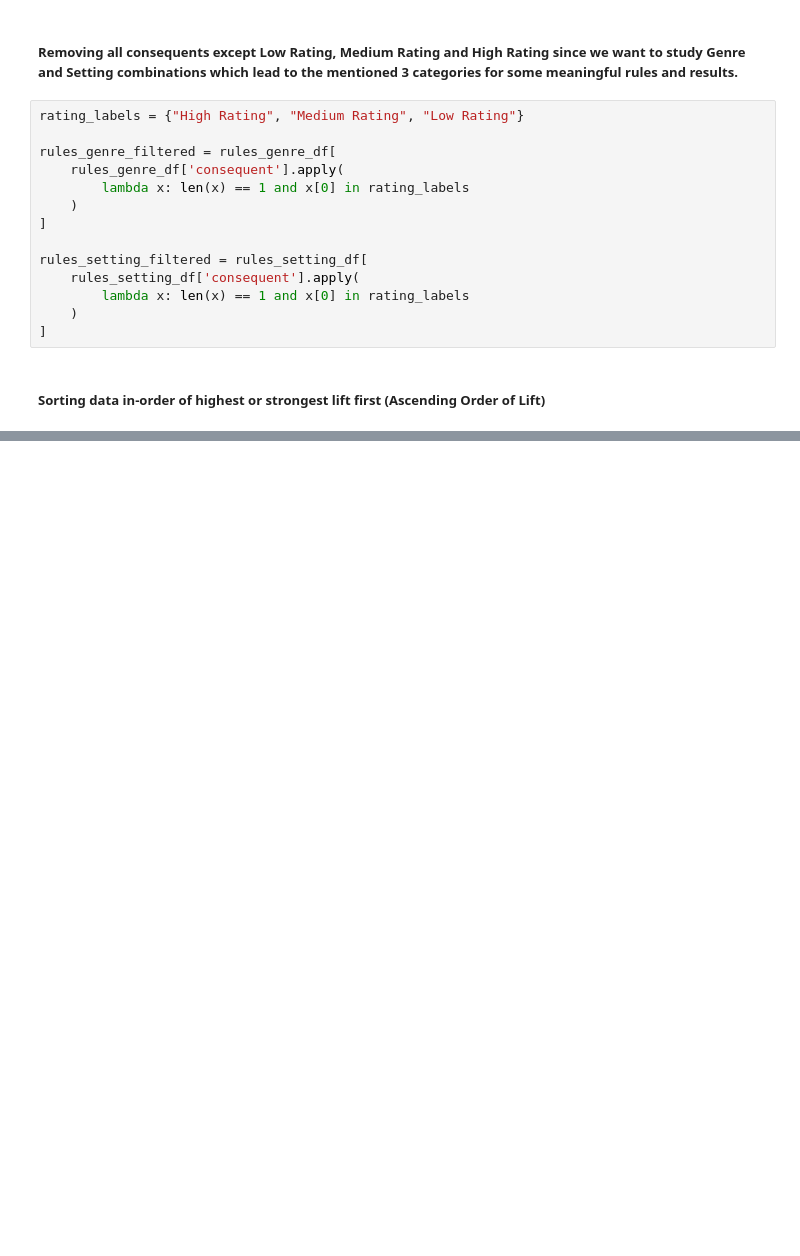
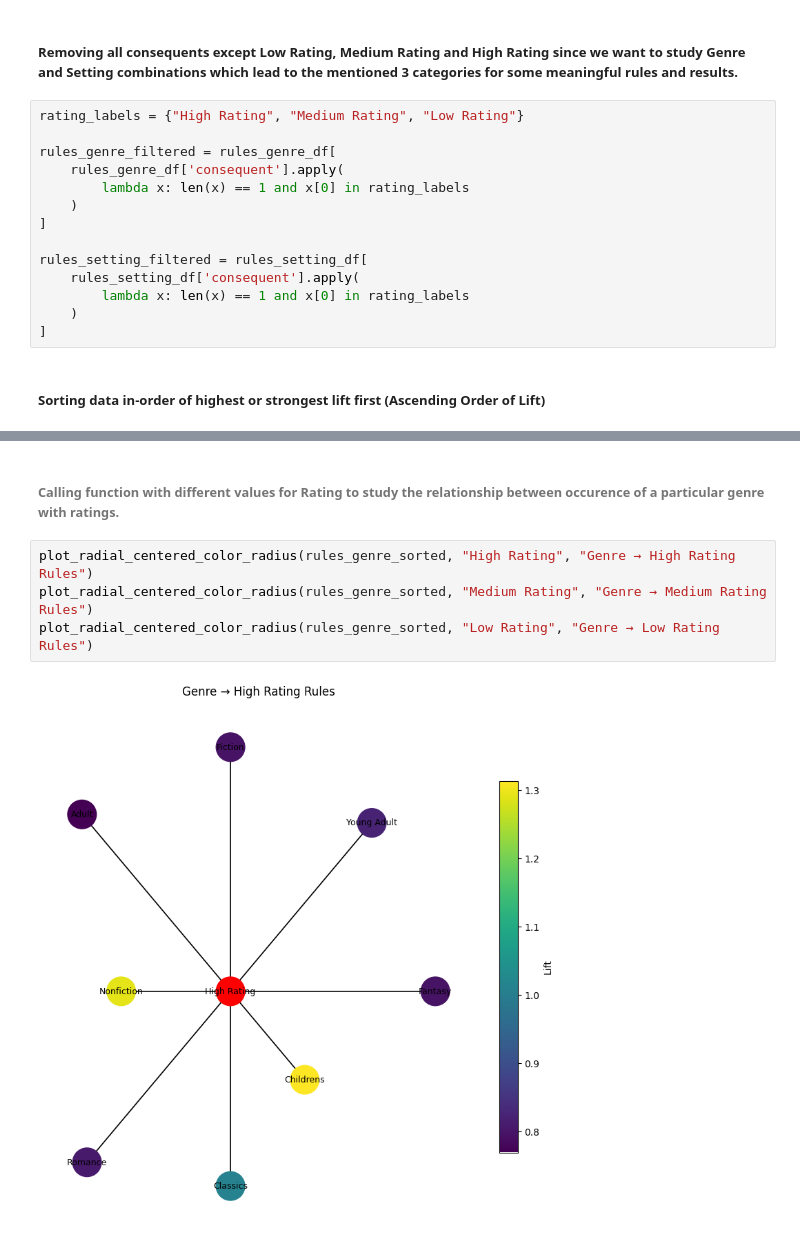
Before and after one commit to tanujkher/AssociationRuleGoodreadsBookGenreSettingRating, a Jupyter notebook: associationRule.ipynb, the cells around one changed output, grey strips where cells are left out. Cells and saved outputs as stored; diff of their text form; blank space fills up the shorter version.

```diff
--- a/associationRule.ipynb
+++ b/associationRule.ipynb
@@ -414,0 +490,8 @@ rules_genre_sorted
+# %% [markdown]
+<h6>Calling function with different values for Rating to study the relationship between occurence of a particular genre with ratings.</h6>
+# %%
+plot_radial_centered_color_radius(rules_genre_sorted, "High Rating", "Genre → High Rating Rules")
+plot_radial_centered_color_radius(rules_genre_sorted, "Medium Rating", "Genre → Medium Rating Rules")
+plot_radial_centered_color_radius(rules_genre_sorted, "Low Rating", "Genre → Low Rating Rules")
+# %% [output]
+[figure, added]
```
Also changed, not shown: parts of 29 cells of this notebook.
